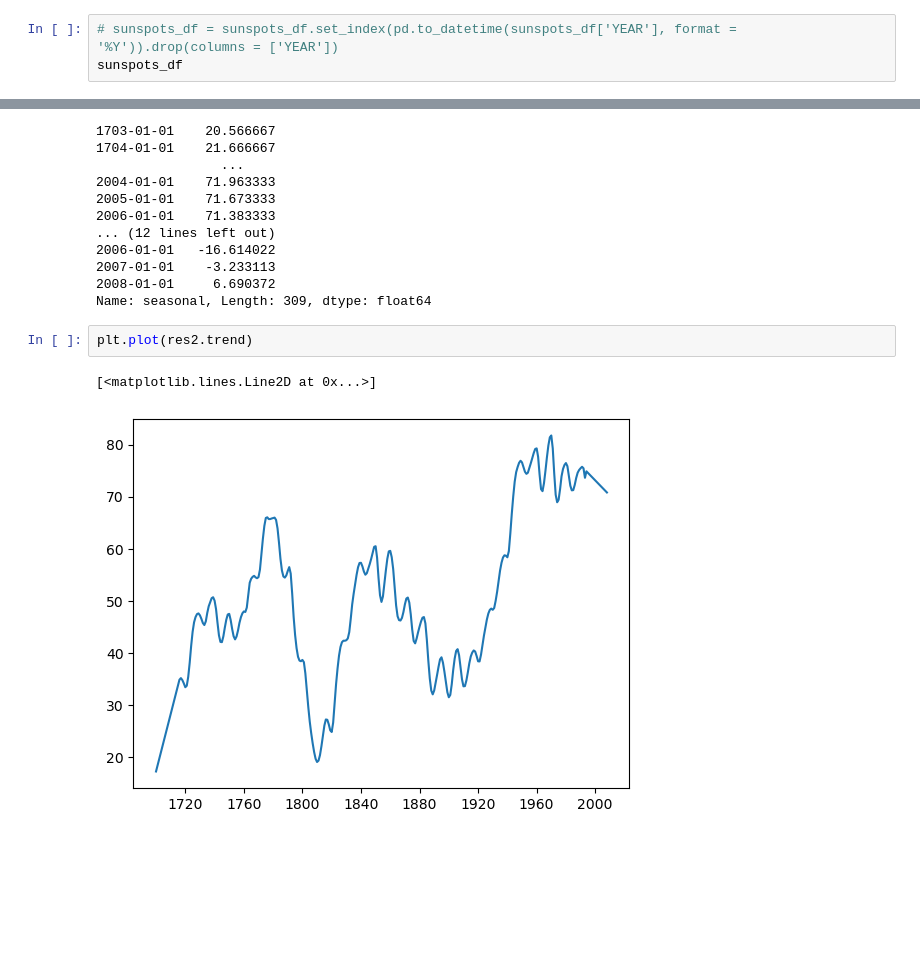
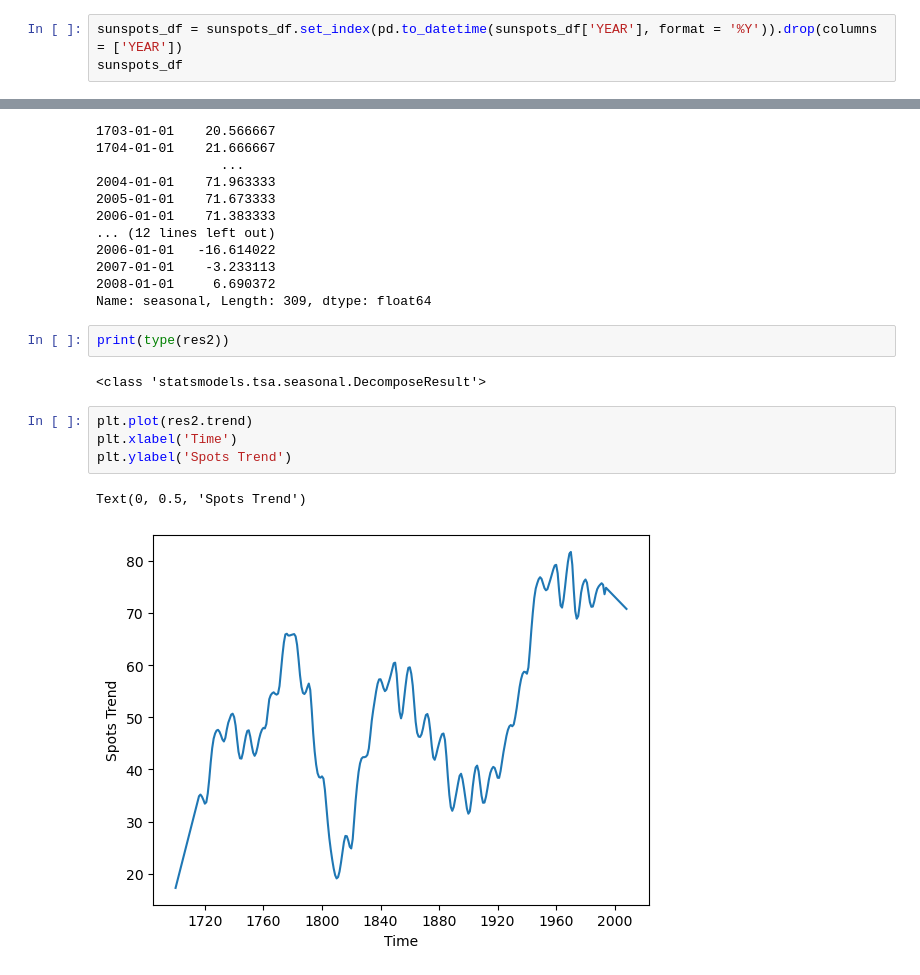
Before and after one commit to coachtech/BE_MLAI_LSTERN, a Jupyter notebook: try-it_10_1_starter/try-it-10.1-starter.ipynb, the cells around one changed output, grey strips where cells are left out. Cells and saved outputs as stored; diff of their text form; blank space fills up the shorter version.

```diff
--- a/try-it_10_1_starter/try-it-10.1-starter.ipynb
+++ b/try-it_10_1_starter/try-it-10.1-starter.ipynb
@@ -114,7 +167,7 @@ sunspots_df
 | 308 | 2008.0 | 2.9 |
 309 rows × 2 columns
 # %%
-# sunspots_df = sunspots_df.set_index(pd.to_datetime(sunspots_df['YEAR'], format = '%Y')).drop(columns = ['YEAR'])
+sunspots_df = sunspots_df.set_index(pd.to_datetime(sunspots_df['YEAR'], format = '%Y')).drop(columns = ['YEAR'])
 sunspots_df
 # %% [output]
 |  | SUNACTIVITY |
@@ -176,10 +229,16 @@ YEAR
 2007-01-01    -3.233113
 2008-01-01     6.690372
 Name: seasonal, Length: 309, dtype: float64
+# %%
+print(type(res2))
+# %% [output]
+<class 'statsmodels.tsa.seasonal.DecomposeResult'>
 # %%
 plt.plot(res2.trend)
+plt.xlabel('Time')
+plt.ylabel('Spots Trend')
 # %% [output]
-[<matplotlib.lines.Line2D at 0x...>]
+Text(0, 0.5, 'Spots Trend')
-[figure, old version]
+[figure, new version]
 # %%
 plt.plot(res2.seasonal)
```
Also changed, not shown: parts of 9 cells of this notebook, 6 other files.
